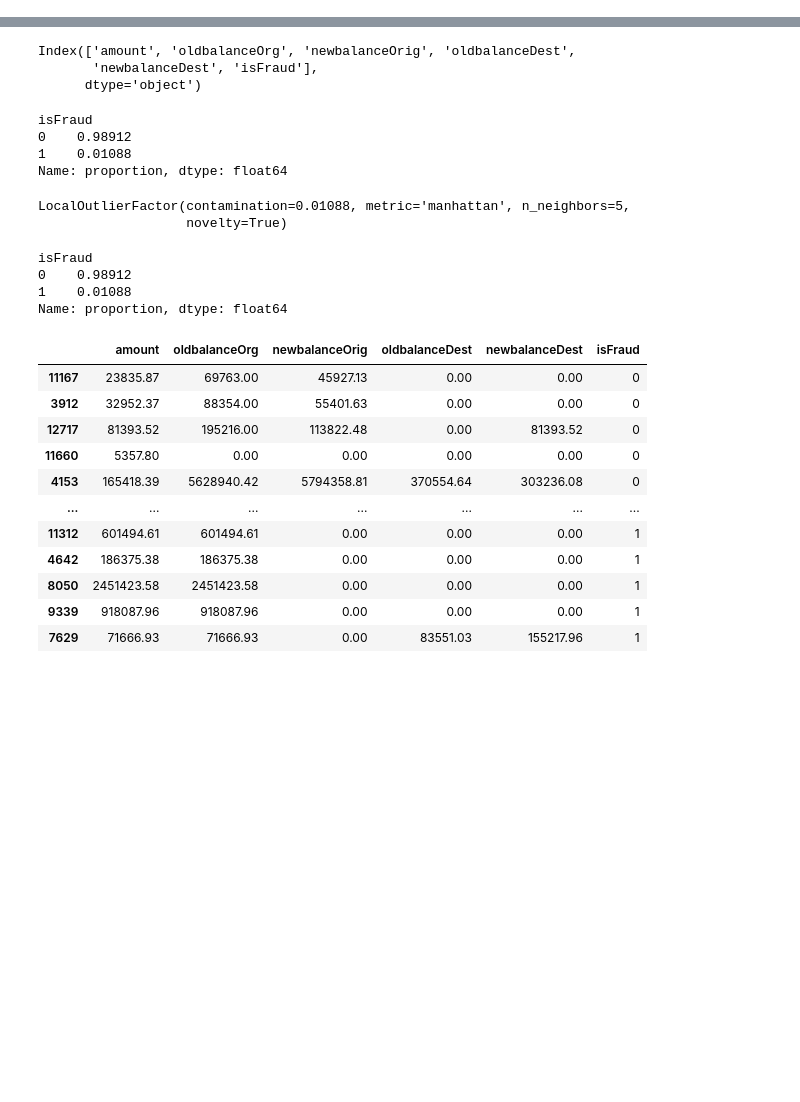
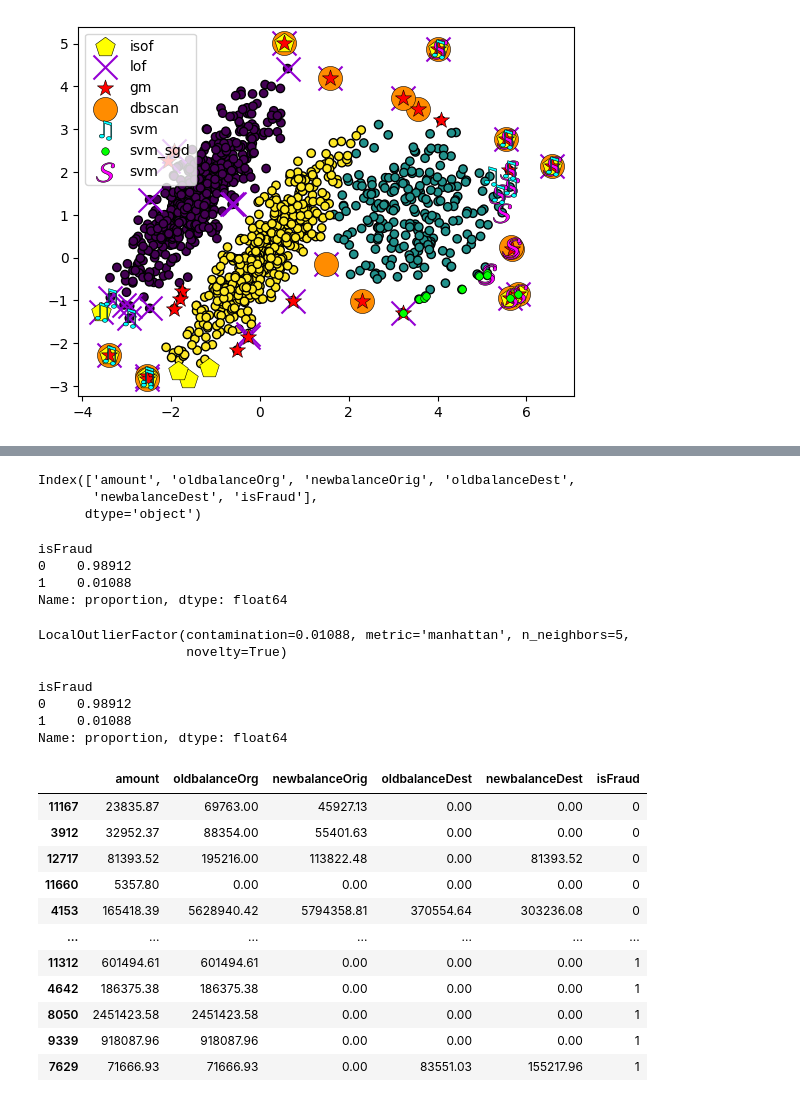
Before and after one commit to maptv/AnomalyDetection, a Jupyter notebook: anomaly-detection-part-3-4-code-checkpoint.ipynb, the cells around one changed output, grey strips where cells are left out. Cells and saved outputs as stored; diff of their text form; code cells hidden in the pictures; blank space fills up the shorter version.

```diff
--- a/anomaly-detection-part-3-4-code-checkpoint.ipynb
+++ b/anomaly-detection-part-3-4-code-checkpoint.ipynb
@@ -39,3 +124,91 @@ data_dir = Path.cwd() / "data"
+# %%
+gm_labels = gm.predict(X)
+# %%
+plt.scatter(
+    X[:, 0],
+    X[:, 1],
+    edgecolors="k",
+    c=gm_labels,
+)
+plt.scatter(
+    isof_anomalies[:, 0],
+    isof_anomalies[:, 1],
+    color='yellow',
+    marker='p',
+    s=219,
+    edgecolors="k",
+    zorder=3,
+    linewidths=.4,
+    label="isof"
+)
+plt.scatter(
+    lof_anomalies[:, 0],
+    lof_anomalies[:, 1],
+    color='darkviolet',
+    marker='x',
+    s=299,
+    edgecolors="k",
+    zorder=1,
+    label="lof"
+)
+plt.scatter(
+    gm_anomalies[:, 0],
+    gm_anomalies[:, 1],
+    color='r',
+    marker='*',
+    s=150,
+    edgecolors="k",
+    linewidths=.4,
+    zorder=4,
+    label="gm"
+)
+plt.scatter(
+    dbscan_anomalies[:, 0],
+    dbscan_anomalies[:, 1],
+    color='darkorange',
+    marker='o',
+    s=299,
+    edgecolors="k",
+    linewidths=.4,
+    zorder=2,
+    label="dbscan"
+)
+plt.scatter(
+    svm_anomalies[:, 0],
+    svm_anomalies[:, 1],
+    color='cyan',
+    marker="$\u266B$",
+    s=199,
+    edgecolors="k",
+    linewidths=.4,
+    zorder=6,
+    label="svm"
+)
+plt.scatter(
+    svm_sgd_anomalies[:, 0],
+    svm_sgd_anomalies[:, 1],
+    color='lime',
+    marker=".",
+    s=119,
+    edgecolors="k",
+    linewidths=.4,
+    zorder=7,
+    label="svm_sgd"
+)
+plt.scatter(
+    elli_anomalies[:, 0],
+    elli_anomalies[:, 1],
+    color='magenta',
+    marker=r"$\mathcal{S}$",
+    s=199,
+    edgecolors="k",
+    linewidths=.4,
+    zorder=5,
+    label="svm"
+)
+plt.legend(loc = "upper left");
+# %% [output]
+[figure, added]
 # %%
 # =================================================-
 #### Slide 28: Load the dataset  ####
```
Also changed, not shown: parts of 22 cells of this notebook, 1 other file.
